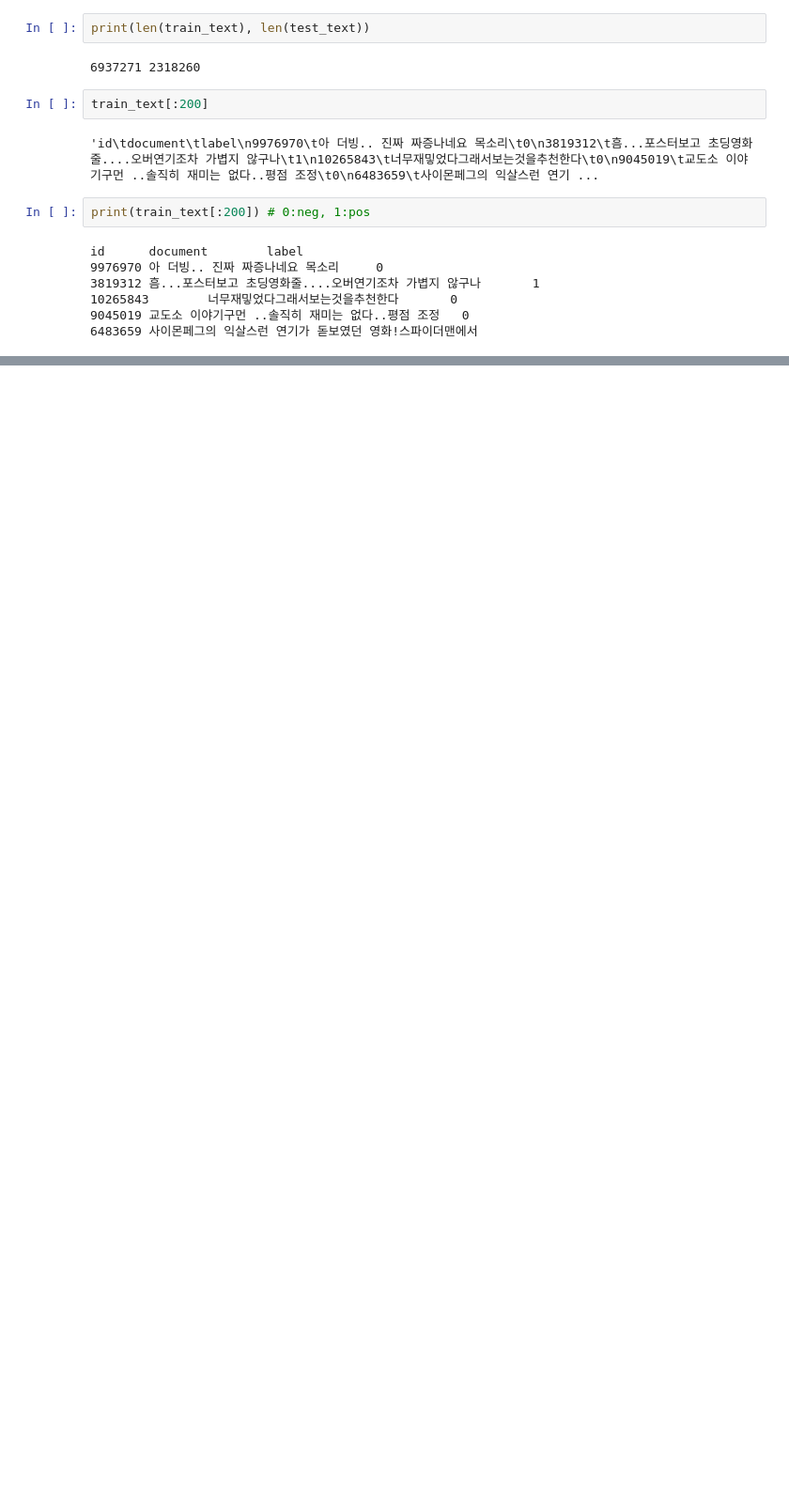
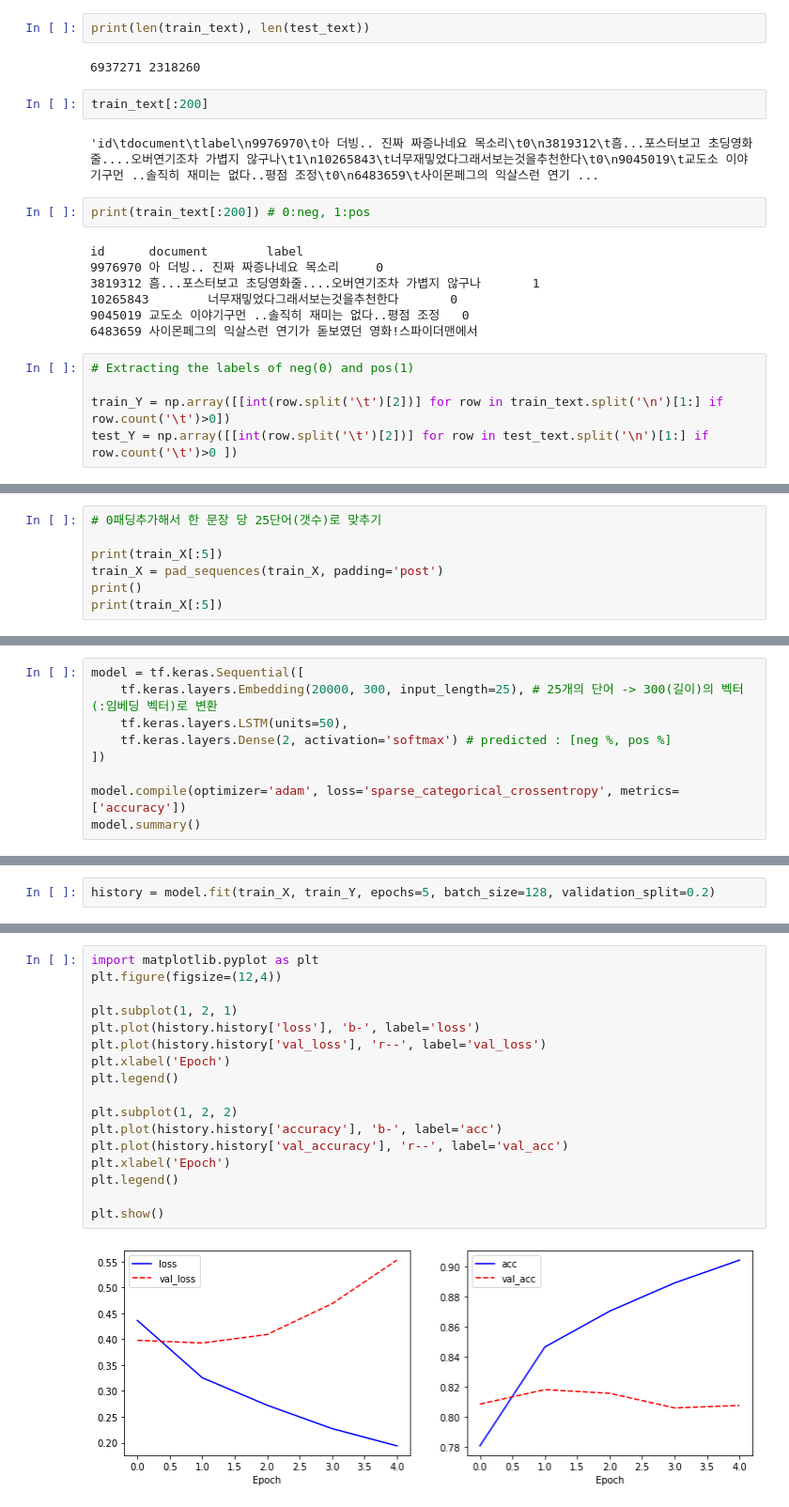
Before and after one commit to chloe-hyunkyung-park/tensorflow_ex, a Jupyter notebook: ch07_RNN(7_3_SentimentAnalysis).ipynb, the cells around one changed output, grey strips where cells are left out. Shown: that part at 94% size. Saved outputs shown, nothing was run; the diff lists cells and outputs as text; blank space fills up the shorter version.

```diff
--- a/ch07_RNN(7_3_SentimentAnalysis).ipynb
+++ b/ch07_RNN(7_3_SentimentAnalysis).ipynb
@@ -28,3 +26,8 @@ id      document        label
 10265843        너무재밓었다그래서보는것을추천한다       0
 9045019 교도소 이야기구먼 ..솔직히 재미는 없다..평점 조정   0
 6483659 사이몬페그의 익살스런 연기가 돋보였던 영화!스파이더맨에서
+# %%
+# Extracting the labels of neg(0) and pos(1)
+
+train_Y = np.array([[int(row.split('\t')[2])] for row in train_text.split('\n')[1:] if row.count('\t')>0])
+test_Y = np.array([[int(row.split('\t')[2])] for row in test_text.split('\n')[1:] if row.count('\t')>0 ])
@@ -30,0 +176,7 @@ id      document        label
+# %%
+# 0패딩추가해서 한 문장 당 25단어(갯수)로 맞추기
+
+print(train_X[:5])
+train_X = pad_sequences(train_X, padding='post')
+print()
+print(train_X[:5])
@@ -30,0 +218,9 @@ id      document        label
+# %%
+model = tf.keras.Sequential([
+    tf.keras.layers.Embedding(20000, 300, input_length=25), # 25개의 단어 -> 300(길이)의 벡터(:임베딩 벡터)로 변환
+    tf.keras.layers.LSTM(units=50),
+    tf.keras.layers.Dense(2, activation='softmax') # predicted : [neg %, pos %]
+])
+
+model.compile(optimizer='adam', loss='sparse_categorical_crossentropy', metrics=['accuracy'])
+model.summary()
@@ -30,0 +242,2 @@ id      document        label
+# %%
+history = model.fit(train_X, train_Y, epochs=5, batch_size=128, validation_split=0.2)
@@ -30,0 +255,19 @@ id      document        label
+# %%
+import matplotlib.pyplot as plt
+plt.figure(figsize=(12,4))
+
+plt.subplot(1, 2, 1)
+plt.plot(history.history['loss'], 'b-', label='loss')
+plt.plot(history.history['val_loss'], 'r--', label='val_loss')
+plt.xlabel('Epoch')
+plt.legend()
+
+plt.subplot(1, 2, 2)
+plt.plot(history.history['accuracy'], 'b-', label='acc')
+plt.plot(history.history['val_accuracy'], 'r--', label='val_acc')
+plt.xlabel('Epoch')
+plt.legend()
+
+plt.show()
+# %% [output]
+[figure, added]
```
Also changed, not shown: parts of 18 cells of this notebook.
